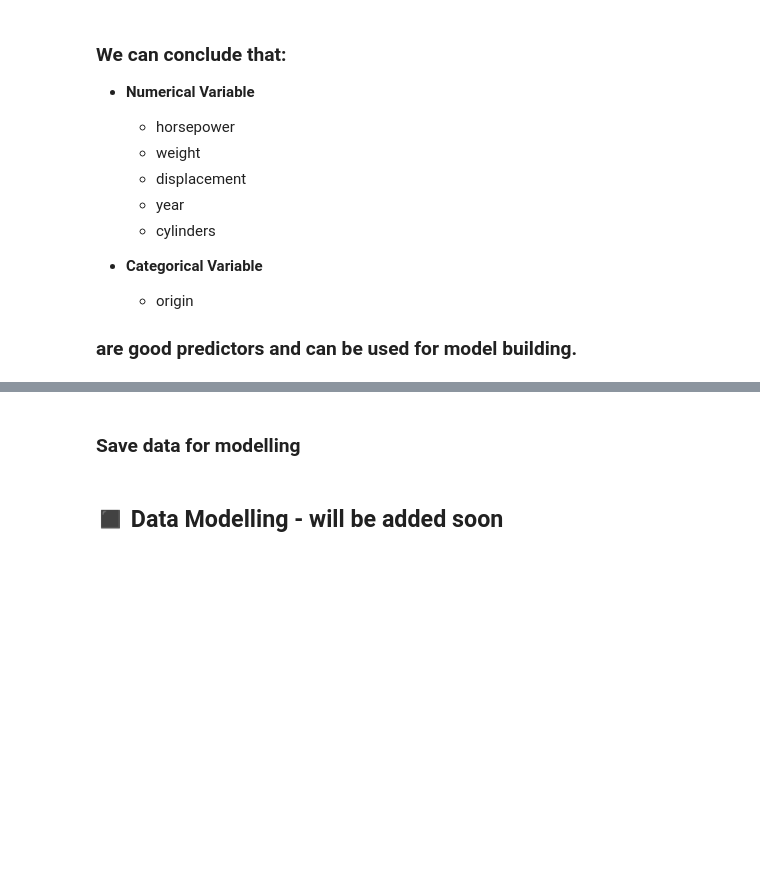
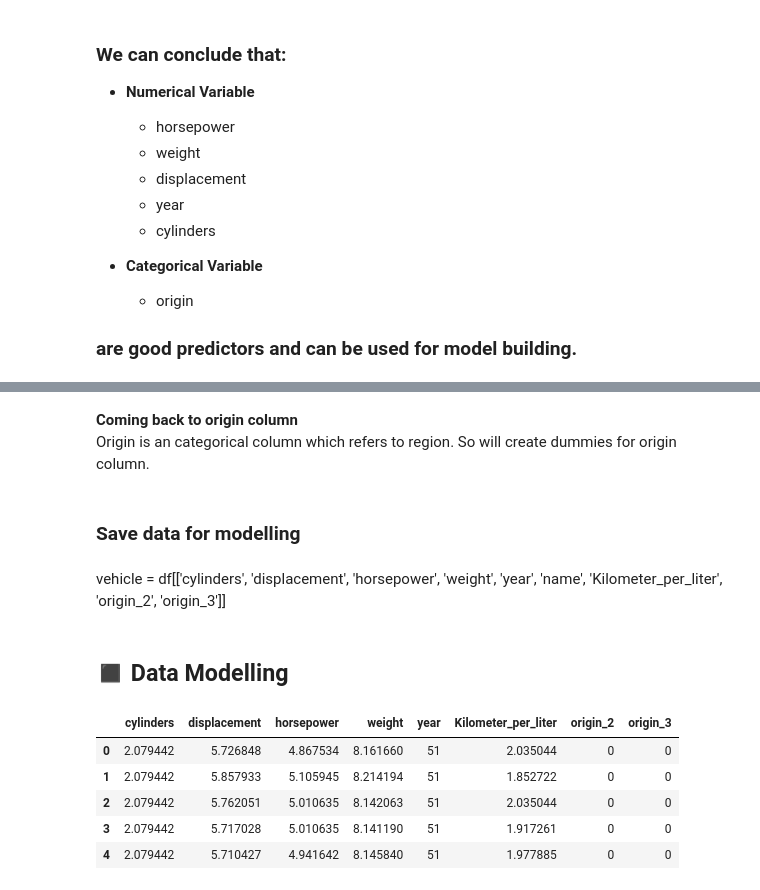
Before and after one commit to CosmiX-6/Supervised-Machine-Learning-Solved, a Jupyter notebook: VehiclePerformancePrediction/vehicle performance prediction.ipynb, the cells around one changed output, grey strips where cells are left out. Saved outputs shown, nothing was run; the diff lists cells and outputs as text; code cells hidden in the pictures; blank space fills up the shorter version.

```diff
--- a/VehiclePerformancePrediction/vehicle performance prediction.ipynb
+++ b/VehiclePerformancePrediction/vehicle performance prediction.ipynb
@@ -358,0 +411,4 @@ So we are going to avoid the use of acceleartion feature for model building.
+# %% [markdown]
+**Coming back to origin column** <br />
+Origin is an categorical column which refers to region.
+So will create dummies for origin column.
@@ -363,2 +420,4 @@ vehicle = df[['origin', 'cylinders', 'horsepower', 'weight', 'displacement', 'ye
+# %% [markdown]
+vehicle = df[['cylinders', 'displacement', 'horsepower', 'weight', 'year', 'name', 'Kilometer_per_liter', 'origin_2', 'origin_3']]
 # %%
 # saving the dataframe
@@ -366,2 +425,13 @@ vehicle.to_csv('Dataset/vehicle.csv')
 # %% [markdown]
-## <div id="modelling"></div>&#9724; Data Modelling - will be added soon
+## <div id="modelling"></div>&#9724; Data Modelling
+# %%
+# Loading dataset for modelling
+vehicle_df = pd.read_csv("https://raw.githubusercontent.com/CosmiX-6/Supervised-Machine-Learning-Solved/master/VehiclePerformancePrediction/Dataset/vehicle.csv")
+vehicle_df.head()
+# %% [output]
+|  | cylinders | displacement | horsepower | weight | year | Kilometer_per_liter | origin_2 | origin_3 |
+| 0 | 2.079442 | 5.726848 | 4.867534 | 8.161660 | 51 | 2.035044 | 0 | 0 |
+| 1 | 2.079442 | 5.857933 | 5.105945 | 8.214194 | 51 | 1.852722 | 0 | 0 |
+| 2 | 2.079442 | 5.762051 | 5.010635 | 8.142063 | 51 | 2.035044 | 0 | 0 |
+| 3 | 2.079442 | 5.717028 | 5.010635 | 8.141190 | 51 | 1.917261 | 0 | 0 |
+| 4 | 2.079442 | 5.710427 | 4.941642 | 8.145840 | 51 | 1.977885 | 0 | 0 |
```
Also changed, not shown: parts of 32 cells of this notebook, 2 other files.
